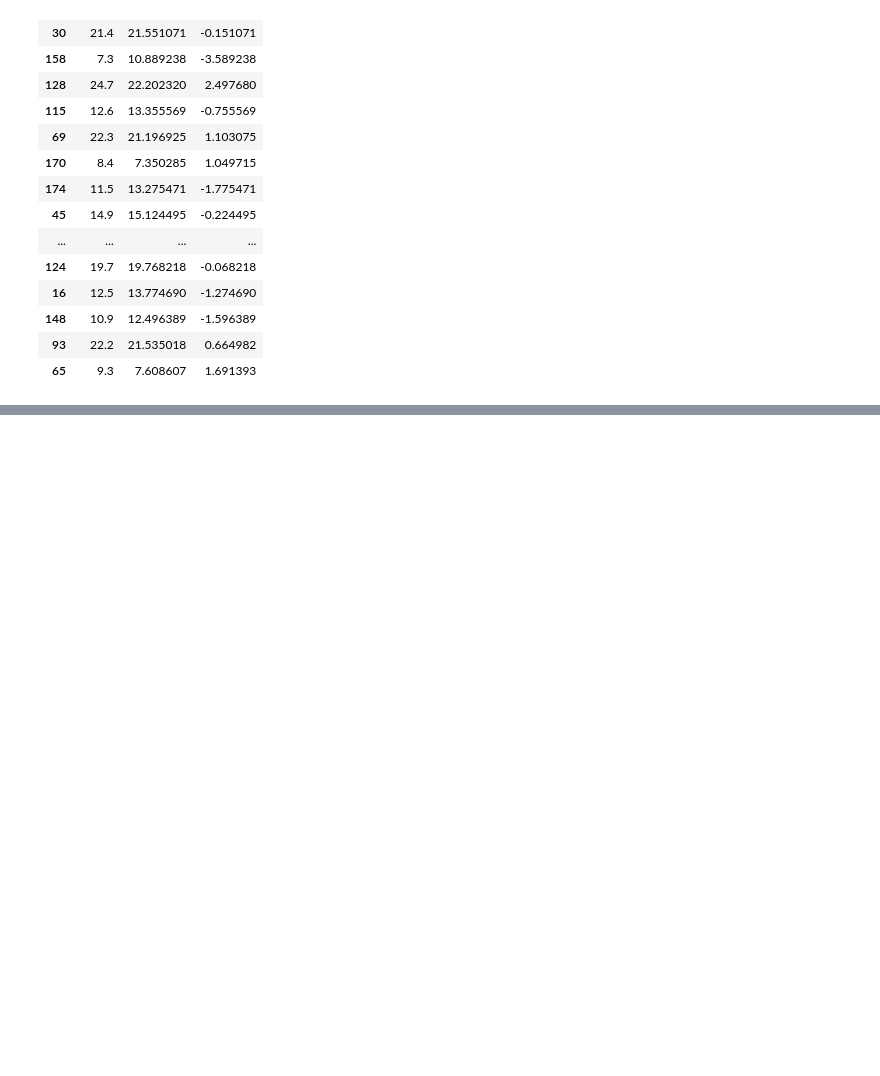
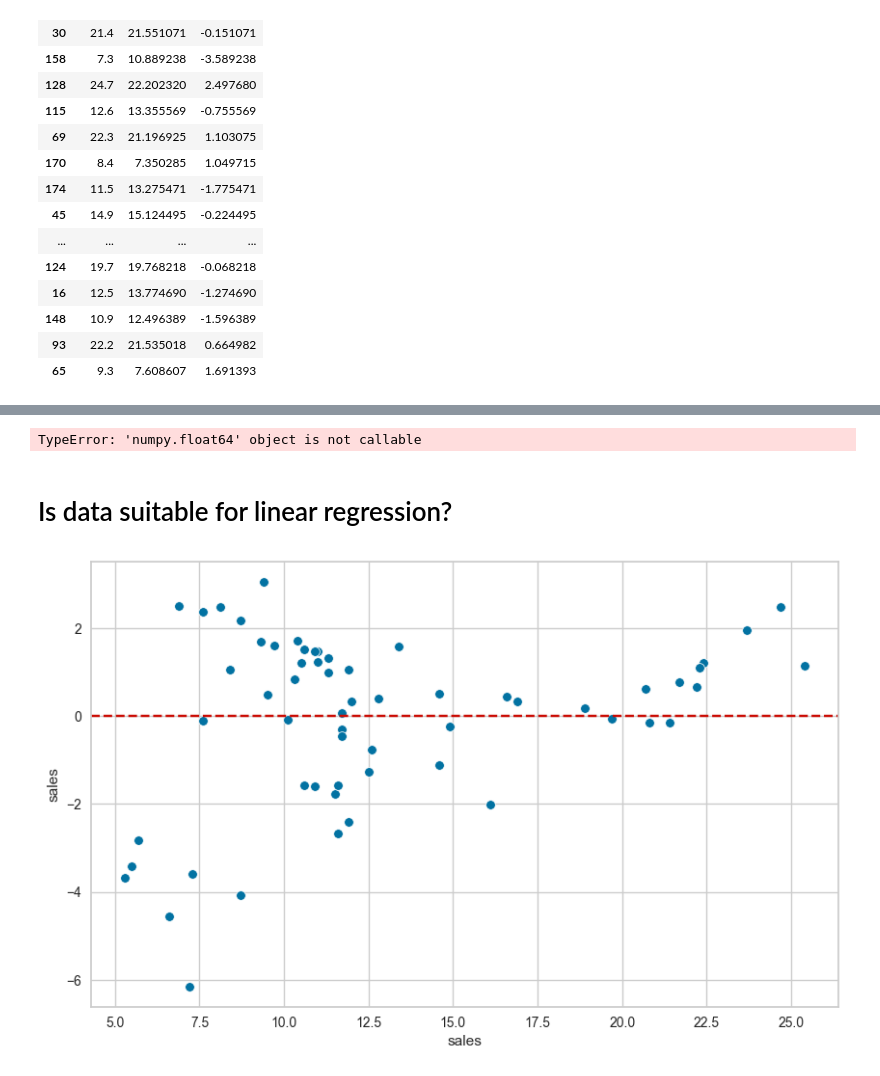
Before and after one commit to Blacksea4561/Machine-Learning-Lesson-Works, a Jupyter notebook: 2 - Multiple Linear Regression/Multiple Linear Regression.ipynb, the cells around one changed output, grey strips where cells are left out. Cells and saved outputs as stored; diff of their text form; code cells hidden in the pictures; blank space fills up the shorter version.

```diff
--- a/2 - Multiple Linear Regression/Multiple Linear Regression.ipynb
+++ b/2 - Multiple Linear Regression/Multiple Linear Regression.ipynb
@@ -426,0 +708,8 @@ result_sample
+# %%
+eval_metric(y_train, y_train_pred)
+# model tahmin mi yapıyor  yoksa  ezber mi yapıyor
+# çok yakınsa
+# %% [output]
+TypeError: 'numpy.float64' object is not callable
+# %% [markdown]
+# Is data suitable for linear regression?
@@ -426,0 +719,14 @@ result_sample
+# %%
+residuals = y_test - y_pred
+# %%
+plt.figure(figsize = (10, 6))
+sns.scatterplot(x = y_test, y = residuals)
+plt.axhline(y=0, color ="r", linestyle ="--")
+plt.show()
+
+# aşagıya
+#  en iyi tahmin   çizgi üzeri ve yakın yer
+#  gerçek degerlerle  tahmin değerleri arasında     dağılımı gösteriyor
+#  9 olması gereken  değeri -4  fark var   13 tahmin etmiş
+# %% [output]
+[figure, added]
```
Also changed, not shown: parts of 102 cells of this notebook, 3 other files.
